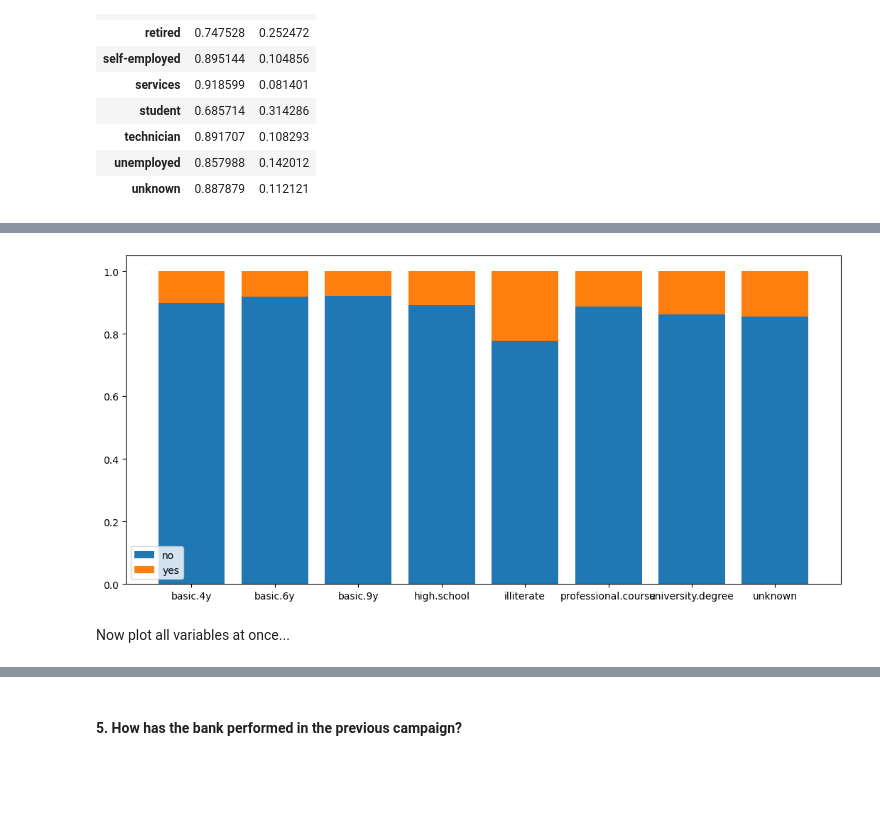
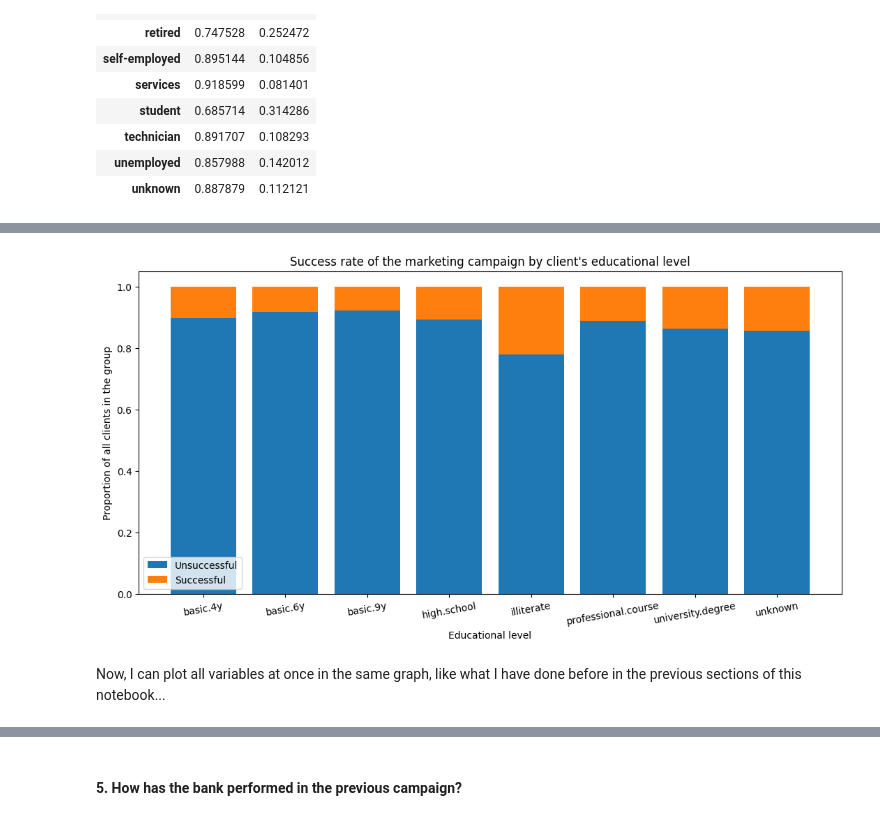
Before and after one commit to thaianle/bank-marketing, a Jupyter notebook: bank-marketing.ipynb, the cells around one changed output, grey strips where cells are left out. Cells and saved outputs as stored; diff of their text form; code cells hidden in the pictures; blank space fills up the shorter version.

```diff
--- a/bank-marketing.ipynb
+++ b/bank-marketing.ipynb
@@ -451,0 +502,12 @@ ax.tick_params(axis='x', labelrotation = 30)
+# %%
+month_y_data = bank_marketing[['month', 'y']].groupby('month').value_counts(normalize = True).unstack('y')
+month_y_data = month_y_data.reset_index()
+
+# I want to sort the month in chronological order, so I choose to convert the month names into month numbers
+month_y_data['month_num'] = pd.to_datetime(month_y_data['month'], format = '%b').dt.month
+month_y_data = month_y_data.drop('month', axis = 1)
+
+# Set the month number as index to align with the previous example DataFrame for customer jobs
+month_y_data = month_y_data.set_index('month_num')
+month_y_data = month_y_data.sort_index()
+month_y_data
@@ -451,0 +527,14 @@ ax.tick_params(axis='x', labelrotation = 30)
+# %%
+fig, ax = plt.subplots(figsize = (13, 6))
+
+bottom = np.zeros(month_y_data.shape[0]) # Initialize the "base" part of each individual bar
+
+for category, proportion in month_y_data.items():
+    p = ax.bar(x = month_y_data.index, height = proportion, label = category, bottom = bottom)
+    bottom += proportion
+
+ax.legend(loc = 'lower left', labels = ['Unsuccessful', 'Successful'])
+ax.set_xticks(range(3, 13, 1)) # Show all the month numbers from 3 to 12, which is different from the default Matplotlib setting
+ax.set_xlabel('Month number')
+ax.set_ylabel('Proportion of all clients in the group')
+ax.set_title('Success rate of the marketing campaign by last month contacted')
@@ -461,4 +553,4 @@ def stacked_bar_100_percent(var, fig, ax):
         p = ax.bar(x = new_df.index, height = proportion, label = category, bottom = bottom)
         bottom += proportion
 
-    ax.legend(loc = 'lower left')
+    ax.legend(loc = 'lower left', labels = ['Unsuccessful', 'Successful'])
@@ -470,8 +557,12 @@ stacked_bar_100_percent('month', fig, ax)
 # %%
 fig, ax = plt.subplots(figsize = (13, 6))
 stacked_bar_100_percent('education', fig, ax)
+ax.set_xlabel('Educational level')
+ax.set_ylabel('Proportion of all clients in the group')
+ax.set_title('Success rate of the marketing campaign by client\'s educational level')
+ax.tick_params(axis = 'x', labelrotation = 10)
 # %% [output]
-[figure, old version]
+[figure, new version]
 # %% [markdown]
-Now plot all variables at once...
+Now, I can plot all variables at once in the same graph, like what I have done before in the previous sections of this notebook...
 # %%
```
Also changed, not shown: parts of 18 cells of this notebook, 3 other files.
